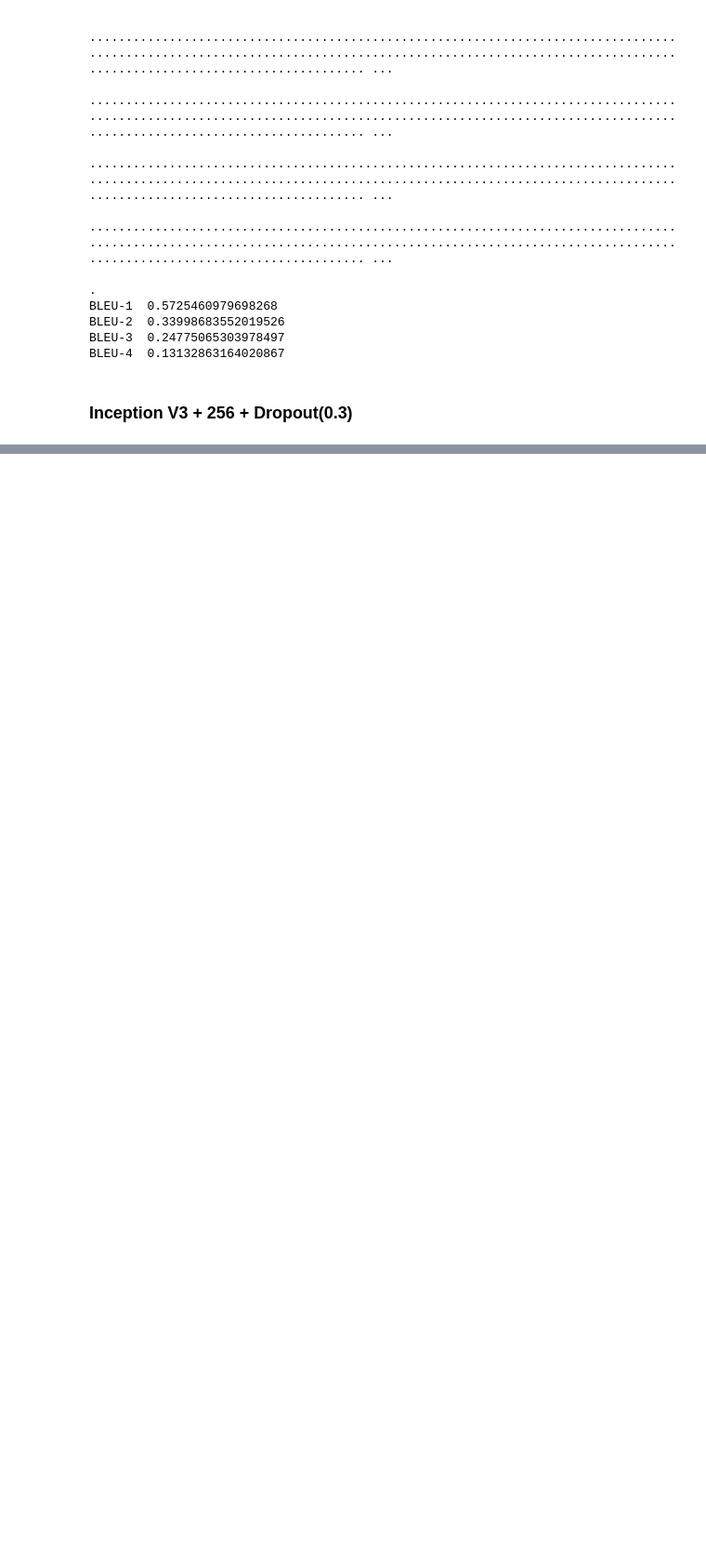
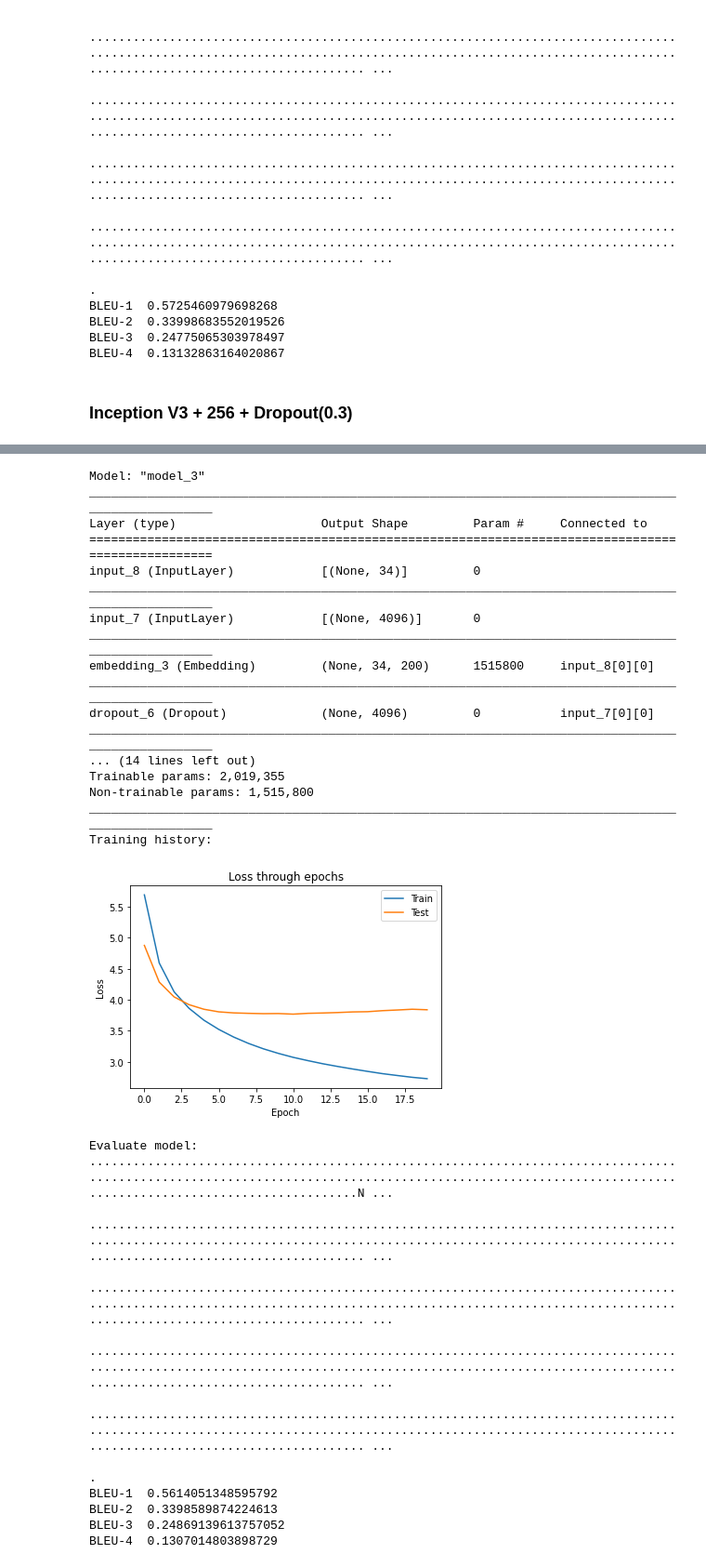
Before and after one commit to LastChanceKatze/image-caption-gen, a Jupyter notebook: img_caption_gen.ipynb, the cells around one changed output, grey strips where cells are left out. Shown at 93% size. Saved outputs shown, nothing was run; the diff lists cells and outputs as text; code cells hidden in the pictures; blank space fills up the shorter version.

```diff
--- a/img_caption_gen.ipynb
+++ b/img_caption_gen.ipynb
@@ -1211,0 +1392,43 @@ inc_3_256_model = load_eval(f"{drive_folder}/model/inc_v3_0.3_256/ep011-loss2.92
+# %%
+model_path = vgg_dropout_05_dense_128_path + "/ep011-loss3.071-val_loss3.768.h5"
+training_log_path = vgg_dropout_05_dense_128_path + "/training.log"
+
+vgg_glove_5_128_model = load_eval(model_path,
+                            training_log_path,
+                            vgg_test_features, test_captions,
+                            tokenizer, max_length)
+# %% [output]
+Model: "model_3"
+__________________________________________________________________________________________________
+Layer (type)                    Output Shape         Param #     Connected to
+==================================================================================================
+input_8 (InputLayer)            [(None, 34)]         0
+__________________________________________________________________________________________________
+input_7 (InputLayer)            [(None, 4096)]       0
+__________________________________________________________________________________________________
+embedding_3 (Embedding)         (None, 34, 200)      1515800     input_8[0][0]
+__________________________________________________________________________________________________
+dropout_6 (Dropout)             (None, 4096)         0           input_7[0][0]
+__________________________________________________________________________________________________
+... (14 lines left out)
+Trainable params: 2,019,355
+Non-trainable params: 1,515,800
+__________________________________________________________________________________________________
+Training history:
+[figure, added]
+Evaluate model:
+.......................................................................................................................................................................................................N ...
+
+........................................................................................................................................................................................................ ...
+
+........................................................................................................................................................................................................ ...
+
+........................................................................................................................................................................................................ ...
+
+........................................................................................................................................................................................................ ...
+
+.
+BLEU-1  0.5614051348595792
+BLEU-2  0.3398589874224613
+BLEU-3  0.24869139613757052
+BLEU-4  0.1307014803898729
```
Also changed, not shown: parts of 33 cells of this notebook.
